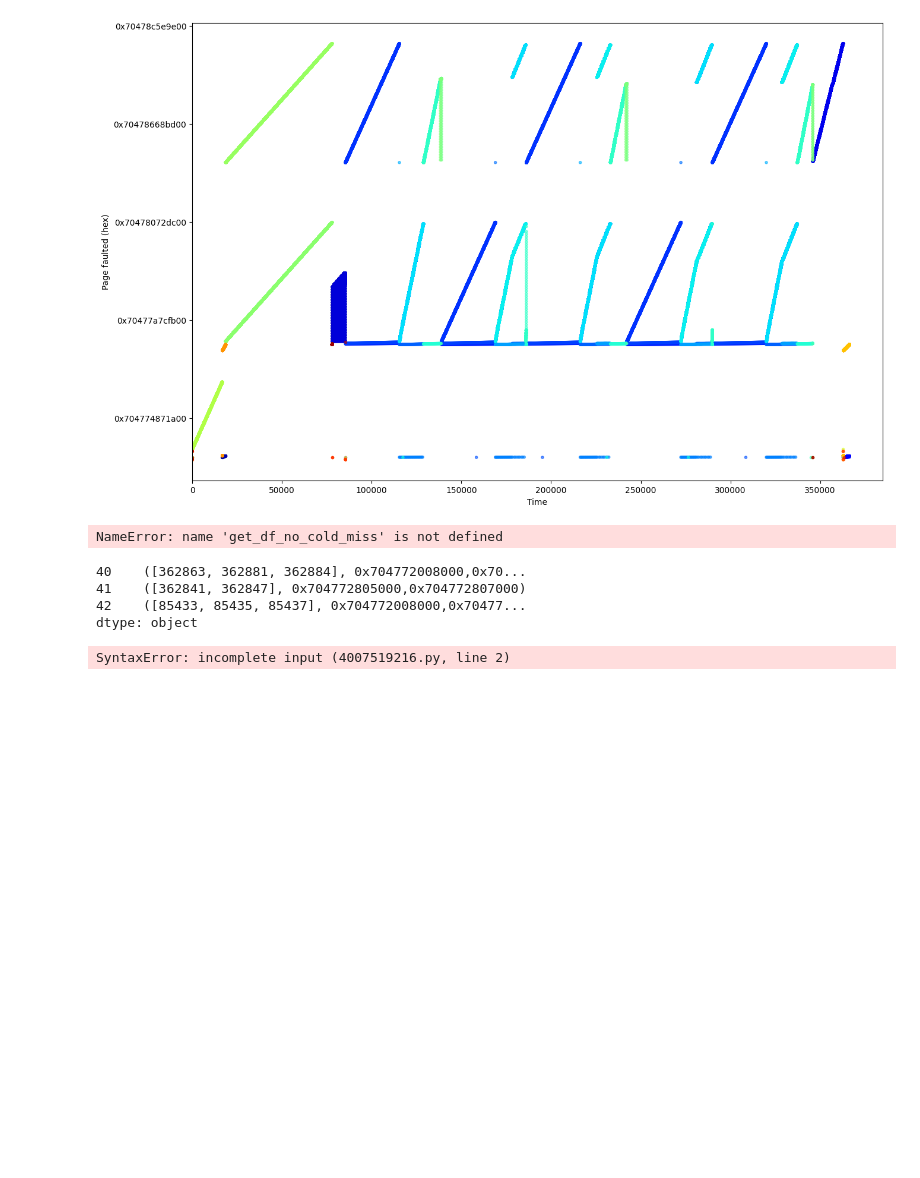
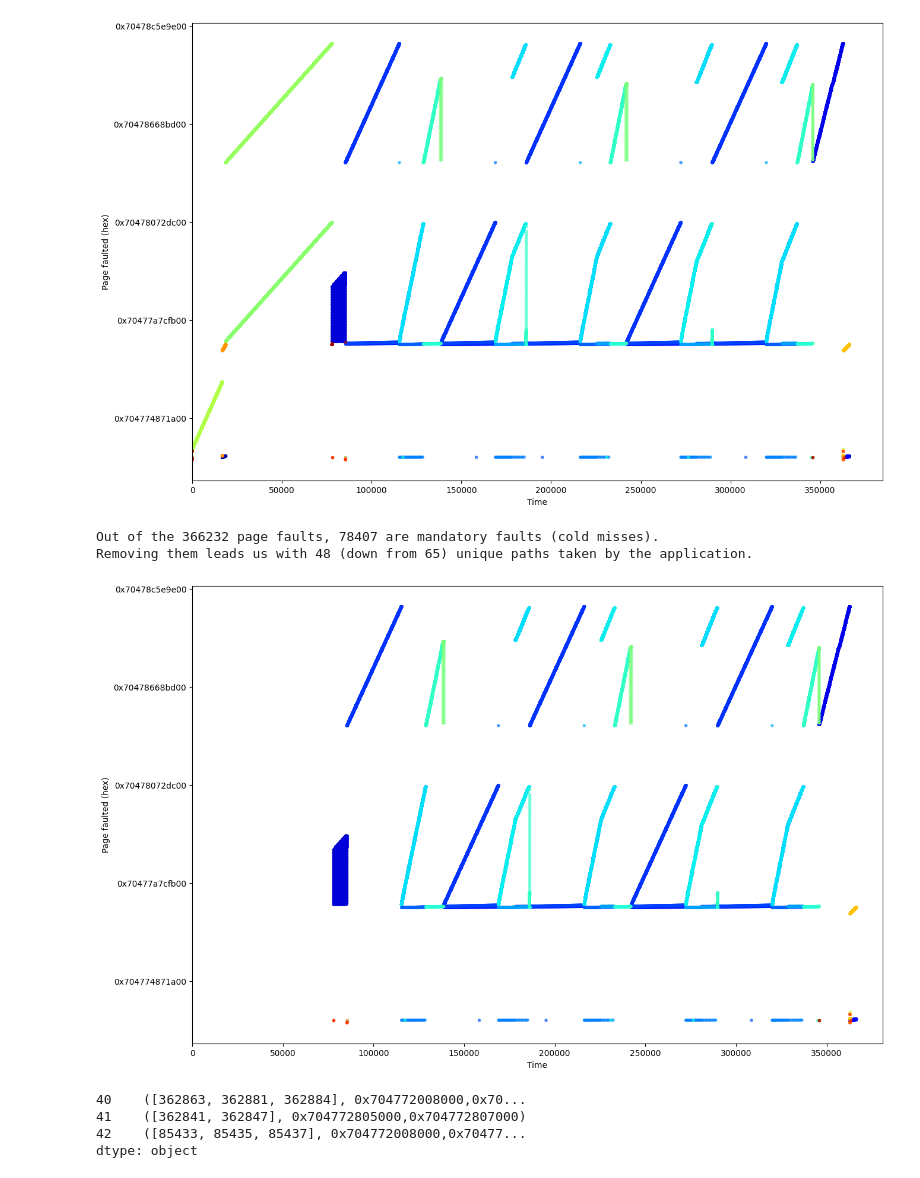
Before and after one commit to vigarov/new_ml_prefetching, a Jupyter notebook: data/analysis/fltrace_parser.ipynb, the cells around one changed output. Drawn from its saved outputs; the diff is of its cells as text; code cells hidden in the pictures; blank space fills up the shorter version.

```diff
--- a/data/analysis/fltrace_parser.ipynb
+++ b/data/analysis/fltrace_parser.ipynb
@@ -286,7 +289,7 @@ grouped_addresses = pd.concat([analysis_df.groupby("stacktrace")["addr"].apply(l
 
 
 plt.ioff()
-fig,axs = plotter.get_time_graph(grouped_addresses)
+fig,axs,color_dict = plotter.get_time_graph(grouped_addresses)
 plt.ion()
 display(fig)
 # %% [output]
@@ -294,13 +297,15 @@ display(fig)
 # %%
 # Exclude the mandatory page faults:
 analysis_without_mandatory,_ = get_df_no_cold_miss(analysis_df)
 grouped_no_mandatory = get_tl_well_formatted(analysis_without_mandatory)
 plt.ioff()
-fig,ax = plotter.get_time_graph(grouped_no_mandatory)
+fig,ax,_ = plotter.get_time_graph(grouped_no_mandatory,color_dict)
 plt.ion()
 display(fig)
 # %% [output]
-NameError: name 'get_df_no_cold_miss' is not defined
+Out of the 366232 page faults, 78407 are mandatory faults (cold misses).
+Removing them leads us with 48 (down from 65) unique paths taken by the application.
+[figure, added]
 # %%
 mask_interesting = pd.concat([grouped_no_mandatory,grouped_no_mandatory["stacktrace"].apply(lambda st: st.split('|')[0]).rename("ip")],axis=1)
 #mask_interesting["ip"].sort_values()
@@ -311,7 +316,3 @@ mask_interesting[mask_interesting["ip"] == "0x7047c0c98ec1"][["pages","index_occ
 41    ([362841, 362847], 0x704772805000,0x704772807000)
 42    ([85433, 85435, 85437], 0x704772008000,0x70477...
 dtype: object
-# %%
-grouped_no_mandatory[grouped_no_mandatory["index_occurrences"].apply(lambda lst_indices : sorted(lst_indices)) #.apply(lambda row: (row.index_occurrences[:3],','.join([hex(page) for page in row.pages])),axis=1)
-# %% [output]
-SyntaxError: incomplete input (4007519216.py, line 2)
```
Also changed, not shown: parts of 15 cells of this notebook.
